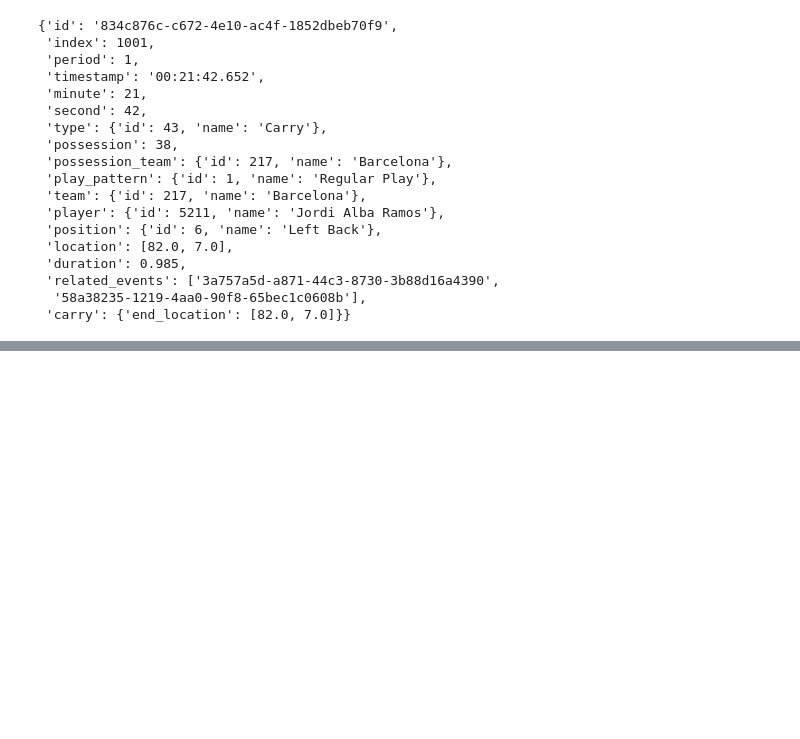
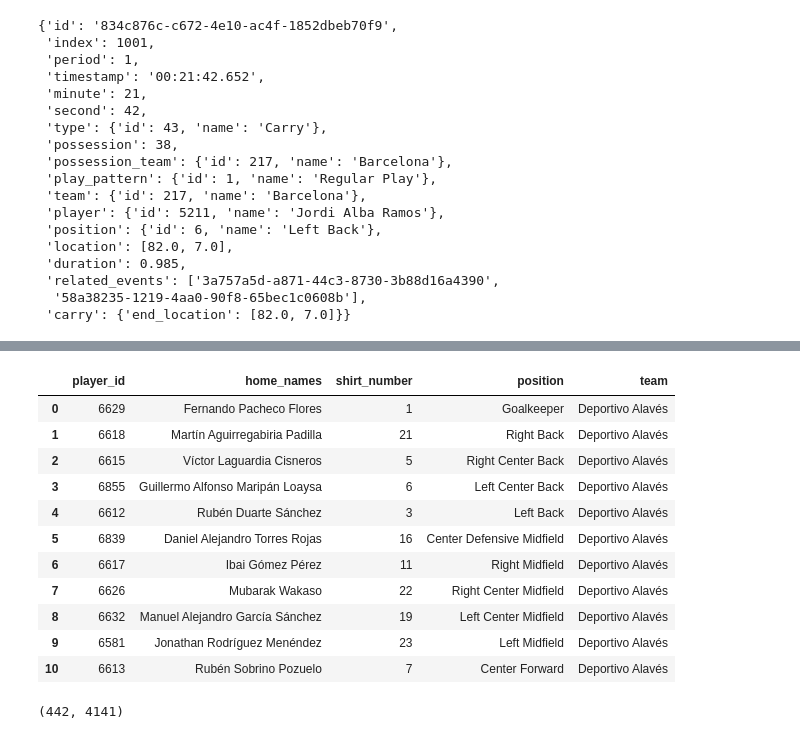
Before and after one commit to timflack/Football-Analysis, a Jupyter notebook: sbDataWalkthrough.ipynb, the cells around one changed output, grey strips where cells are left out. Drawn from its saved outputs; the diff is of its cells as text; code cells hidden in the pictures; blank space fills up the shorter version.

```diff
--- a/sbDataWalkthrough.ipynb
+++ b/sbDataWalkthrough.ipynb
@@ -206,0 +267,19 @@ df.head()
+# %%
+away_df
+# %% [output]
+|  | player_id | home_names | shirt_number | position | team |
+| 0 | 6629 | Fernando Pacheco Flores | 1 | Goalkeeper | Deportivo Alavés |
+| 1 | 6618 | Martín Aguirregabiria Padilla | 21 | Right Back | Deportivo Alavés |
+| 2 | 6615 | Víctor Laguardia Cisneros | 5 | Right Center Back | Deportivo Alavés |
+| 3 | 6855 | Guillermo Alfonso Maripán Loaysa | 6 | Left Center Back | Deportivo Alavés |
+| 4 | 6612 | Rubén Duarte Sánchez | 3 | Left Back | Deportivo Alavés |
+| 5 | 6839 | Daniel Alejandro Torres Rojas | 16 | Center Defensive Midfield | Deportivo Alavés |
+| 6 | 6617 | Ibai Gómez Pérez | 11 | Right Midfield | Deportivo Alavés |
+| 7 | 6626 | Mubarak Wakaso | 22 | Right Center Midfield | Deportivo Alavés |
+| 8 | 6632 | Manuel Alejandro García Sánchez | 19 | Left Center Midfield | Deportivo Alavés |
+| 9 | 6581 | Jonathan Rodríguez Menéndez | 23 | Left Midfield | Deportivo Alavés |
+| 10 | 6613 | Rubén Sobrino Pozuelo | 7 | Center Forward | Deportivo Alavés |
+# %%
+home_team_formation, away_team_formation
+# %% [output]
+(442, 4141)
```
Also changed, not shown: parts of 4 cells of this notebook.
